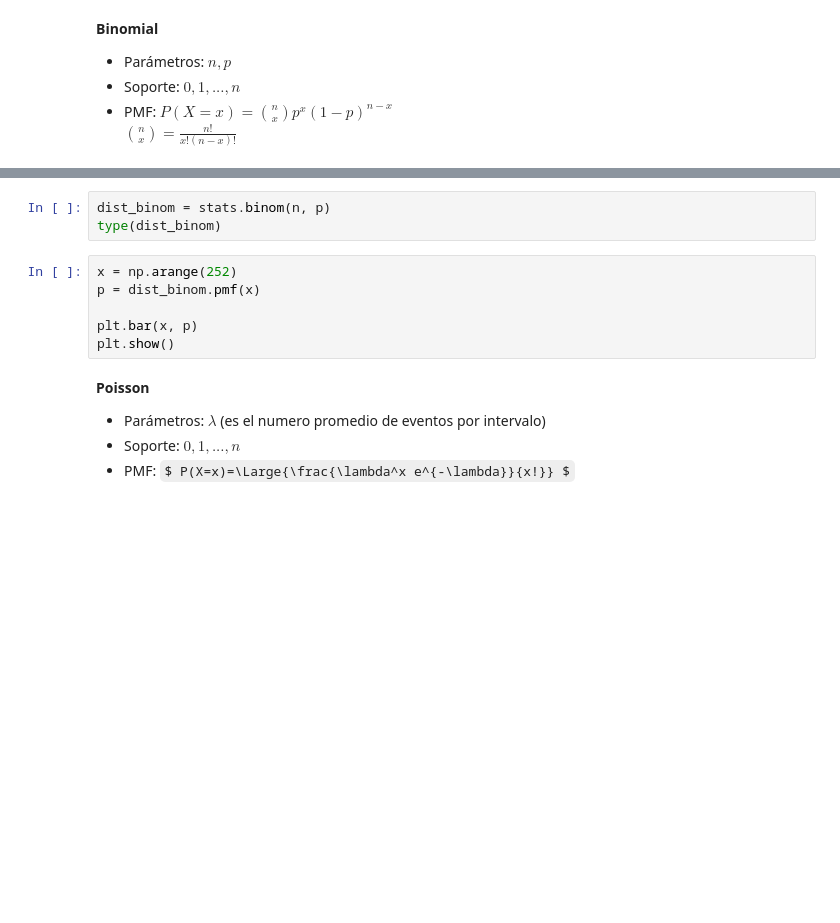
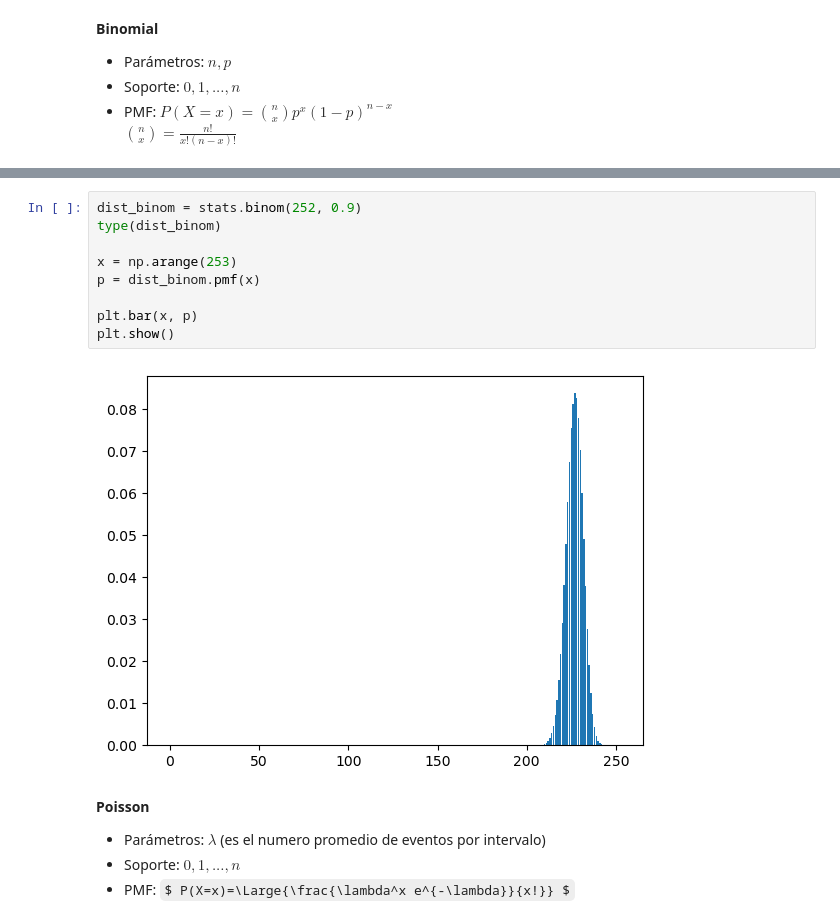
Before and after one commit to Apgt512/Modulo_II_LinAlg_Prob, a Jupyter notebook: Notebook 2.ipynb, the cells around one changed output, grey strips where cells are left out. Saved outputs shown, nothing was run; the diff lists cells and outputs as text; some formulas as TeX source; blank space fills up the shorter version.

```diff
--- a/Notebook 2.ipynb
+++ b/Notebook 2.ipynb
@@ -303,12 +358,14 @@ print(kurt)
-# %%
-dist_binom = stats.binom(n, p)
-type(dist_binom)
 # %%
-x = np.arange(252)
+dist_binom = stats.binom(252, 0.9)
+type(dist_binom)
+
+x = np.arange(253)
 p = dist_binom.pmf(x)
 
 plt.bar(x, p)
 plt.show()
+# %% [output]
+[figure, added]
 # %% [markdown]
 **Poisson**
 - Parámetros: $ \lambda$ (es el numero promedio de eventos por intervalo)
```
Also changed, not shown: parts of 30 cells of this notebook.
